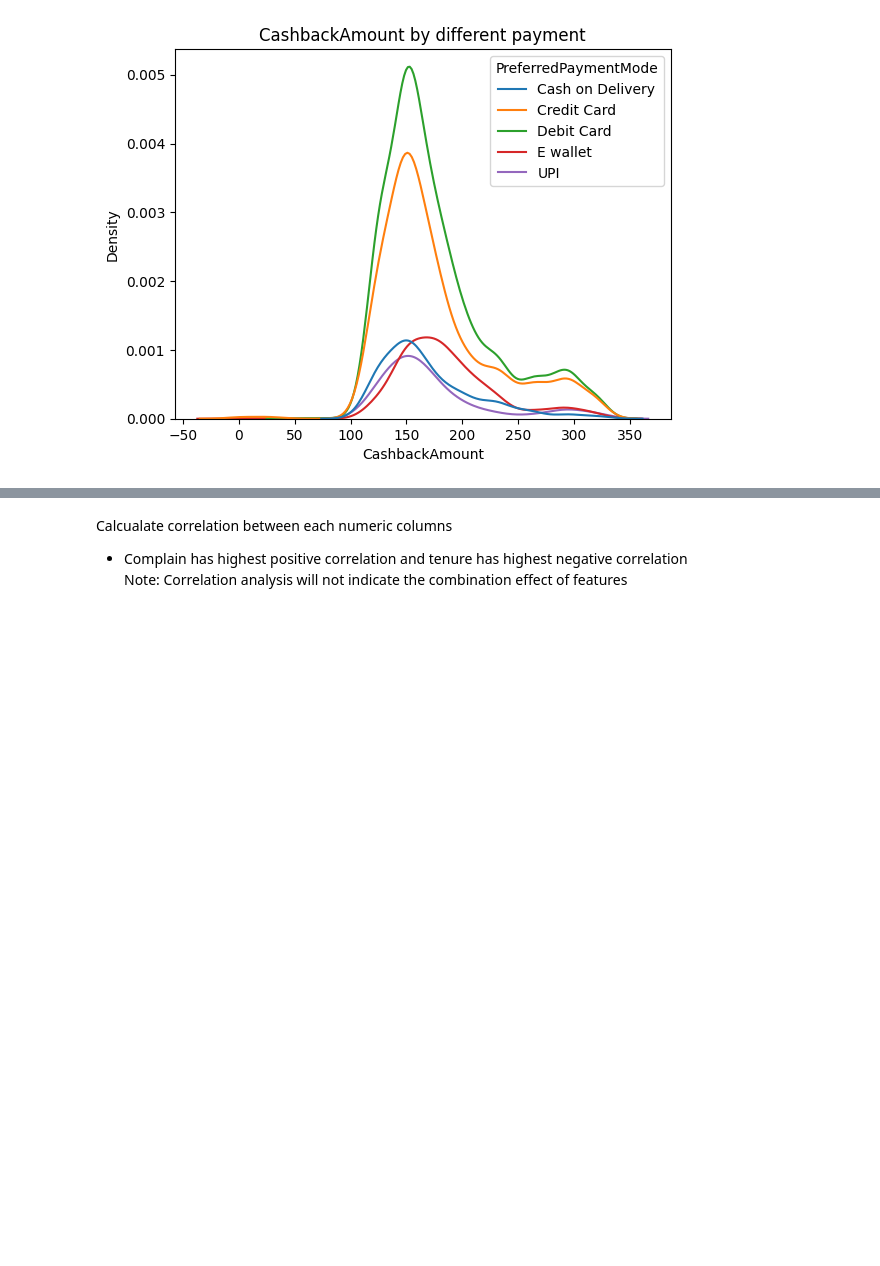
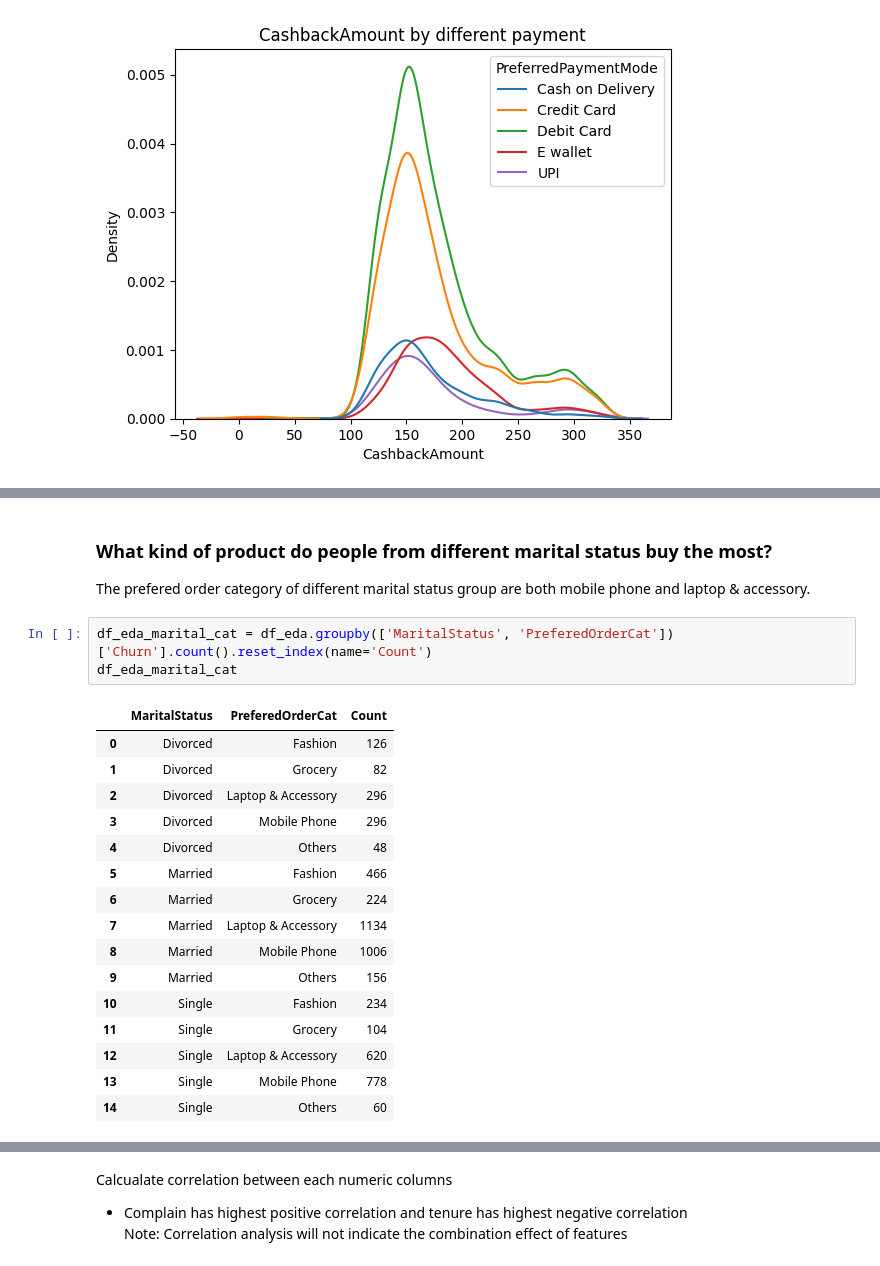
Before and after one commit to TsungYuanHsu/e-commerce_customer_churn_analysis, a Jupyter notebook: e-commerce_customer_churn_analysis.ipynb, the cells around one changed output, grey strips where cells are left out. Saved outputs shown, nothing was run; the diff lists cells and outputs as text; blank space fills up the shorter version.

```diff
--- a/e-commerce_customer_churn_analysis.ipynb
+++ b/e-commerce_customer_churn_analysis.ipynb
@@ -584,3 +615,26 @@ plt.show()
+# %% [markdown]
+### What kind of product do people from different marital status buy the most?
+The prefered order category of different marital status group are both mobile phone and laptop & accessory.
+# %%
+df_eda_marital_cat = df_eda.groupby(['MaritalStatus', 'PreferedOrderCat'])['Churn'].count().reset_index(name='Count')
+df_eda_marital_cat
+# %% [output]
+|  | MaritalStatus | PreferedOrderCat | Count |
+| 0 | Divorced | Fashion | 126 |
+| 1 | Divorced | Grocery | 82 |
+| 2 | Divorced | Laptop & Accessory | 296 |
+| 3 | Divorced | Mobile Phone | 296 |
+| 4 | Divorced | Others | 48 |
+| 5 | Married | Fashion | 466 |
+| 6 | Married | Grocery | 224 |
+| 7 | Married | Laptop & Accessory | 1134 |
+| 8 | Married | Mobile Phone | 1006 |
+| 9 | Married | Others | 156 |
+| 10 | Single | Fashion | 234 |
+| 11 | Single | Grocery | 104 |
+| 12 | Single | Laptop & Accessory | 620 |
+| 13 | Single | Mobile Phone | 778 |
+| 14 | Single | Others | 60 |
 # %% [markdown]
 <div style="background-color: #f5f5dc;
             padding: 20px 30px;
```
Also changed, not shown: parts of 10 cells of this notebook, 1 other file.
